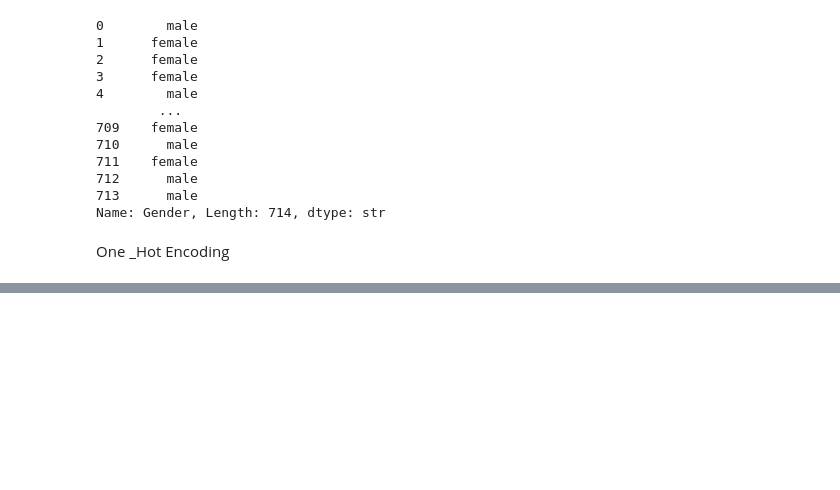
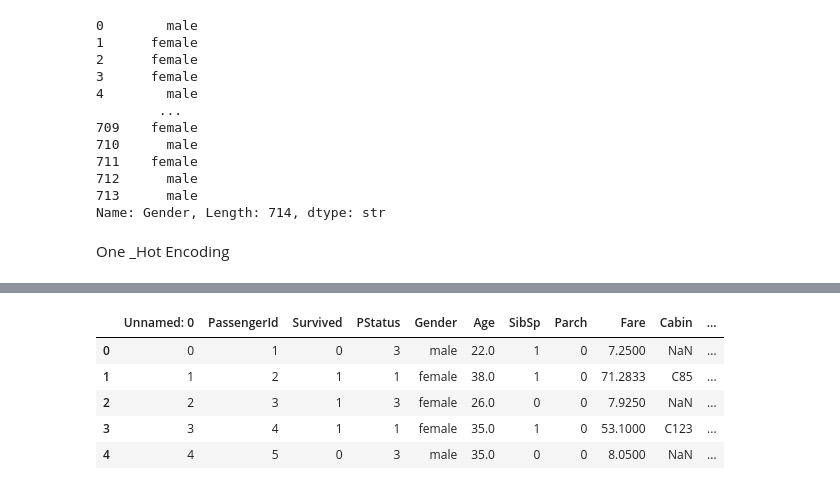
Before and after one commit to abinhyanmikha/Data-Science, a Jupyter notebook: Data preprocessing/day34/Encoding.ipynb, the cells around one changed output, grey strips where cells are left out. Saved outputs shown, nothing was run; the diff lists cells and outputs as text; code cells hidden in the pictures; blank space fills up the shorter version.

```diff
--- a/Data preprocessing/day34/Encoding.ipynb
+++ b/Data preprocessing/day34/Encoding.ipynb
@@ -44,0 +133,9 @@ pd.get_dummies(titanic_df,columns=["Gender","Embarked"], dtype=int).head()
+# %%
+final_df.head()
+# %% [output]
+|  | Unnamed: 0 | PassengerId | Survived | PStatus | Gender | Age | SibSp | Parch | Fare | Cabin | ... |
+| 0 | 0 | 1 | 0 | 3 | male | 22.0 | 1 | 0 | 7.2500 | NaN | ... |
+| 1 | 1 | 2 | 1 | 1 | female | 38.0 | 1 | 0 | 71.2833 | C85 | ... |
+| 2 | 2 | 3 | 1 | 3 | female | 26.0 | 0 | 0 | 7.9250 | NaN | ... |
+| 3 | 3 | 4 | 1 | 1 | female | 35.0 | 1 | 0 | 53.1000 | C123 | ... |
+| 4 | 4 | 5 | 0 | 3 | male | 35.0 | 0 | 0 | 8.0500 | NaN | ... |
```
Also changed, not shown: parts of 21 cells of this notebook, 5 other files.
